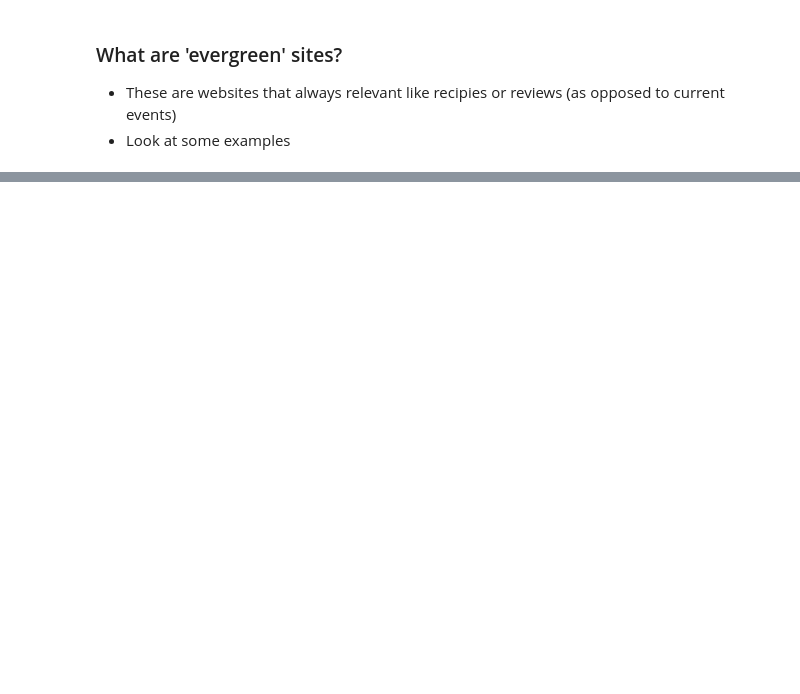
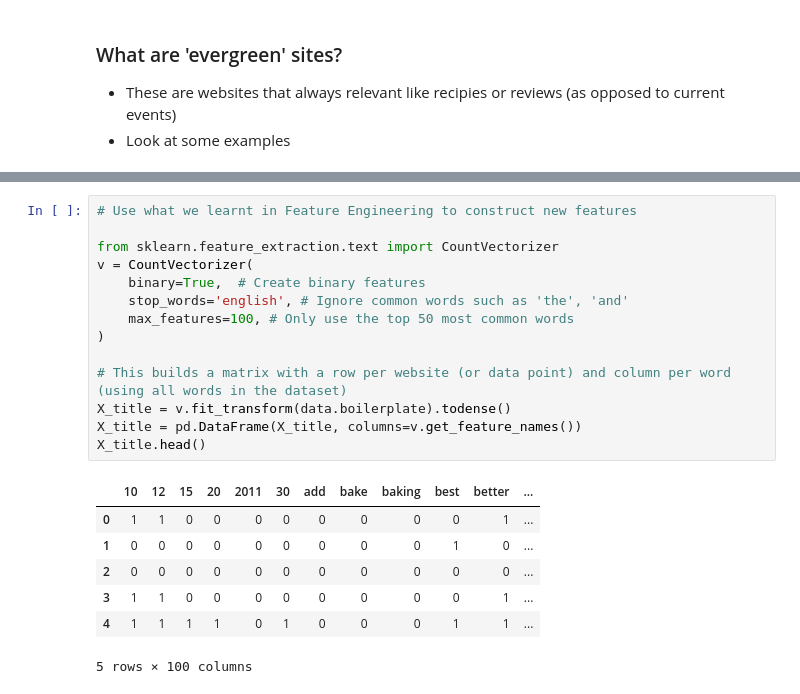
Before and after one commit to shetty83/dsi-sea-week05-4.2, a Jupyter notebook: code/starter-code/starter-code-4_2.ipynb, the cells around one changed output, grey strips where cells are left out. Saved outputs shown, nothing was run; the diff lists cells and outputs as text; blank space fills up the shorter version.

Commit message:
Shetty Feature Engineering lab

```diff
--- a/code/starter-code/starter-code-4_2.ipynb
+++ b/code/starter-code/starter-code-4_2.ipynb
@@ -57,0 +262,22 @@ data = pd.read_csv('../../assets/datasets/train.tsv', sep='\t', na_values='?')
+# %%
+# Use what we learnt in Feature Engineering to construct new features
+
+from sklearn.feature_extraction.text import CountVectorizer
+v = CountVectorizer(
+    binary=True,  # Create binary features
+    stop_words='english', # Ignore common words such as 'the', 'and'
+    max_features=100, # Only use the top 50 most common words
+)
+
+# This builds a matrix with a row per website (or data point) and column per word (using all words in the dataset)
+X_title = v.fit_transform(data.boilerplate).todense()
+X_title = pd.DataFrame(X_title, columns=v.get_feature_names())
+X_title.head()
+# %% [output]
+|  | 10 | 12 | 15 | 20 | 2011 | 30 | add | bake | baking | best | better | ... |
+| 0 | 1 | 1 | 0 | 0 | 0 | 0 | 0 | 0 | 0 | 0 | 1 | ... |
+| 1 | 0 | 0 | 0 | 0 | 0 | 0 | 0 | 0 | 0 | 1 | 0 | ... |
+| 2 | 0 | 0 | 0 | 0 | 0 | 0 | 0 | 0 | 0 | 0 | 0 | ... |
+| 3 | 1 | 1 | 0 | 0 | 0 | 0 | 0 | 0 | 0 | 0 | 1 | ... |
+| 4 | 1 | 1 | 1 | 1 | 0 | 1 | 0 | 0 | 0 | 1 | 1 | ... |
+5 rows × 100 columns
```
Also changed, not shown: parts of 21 cells of this notebook.
